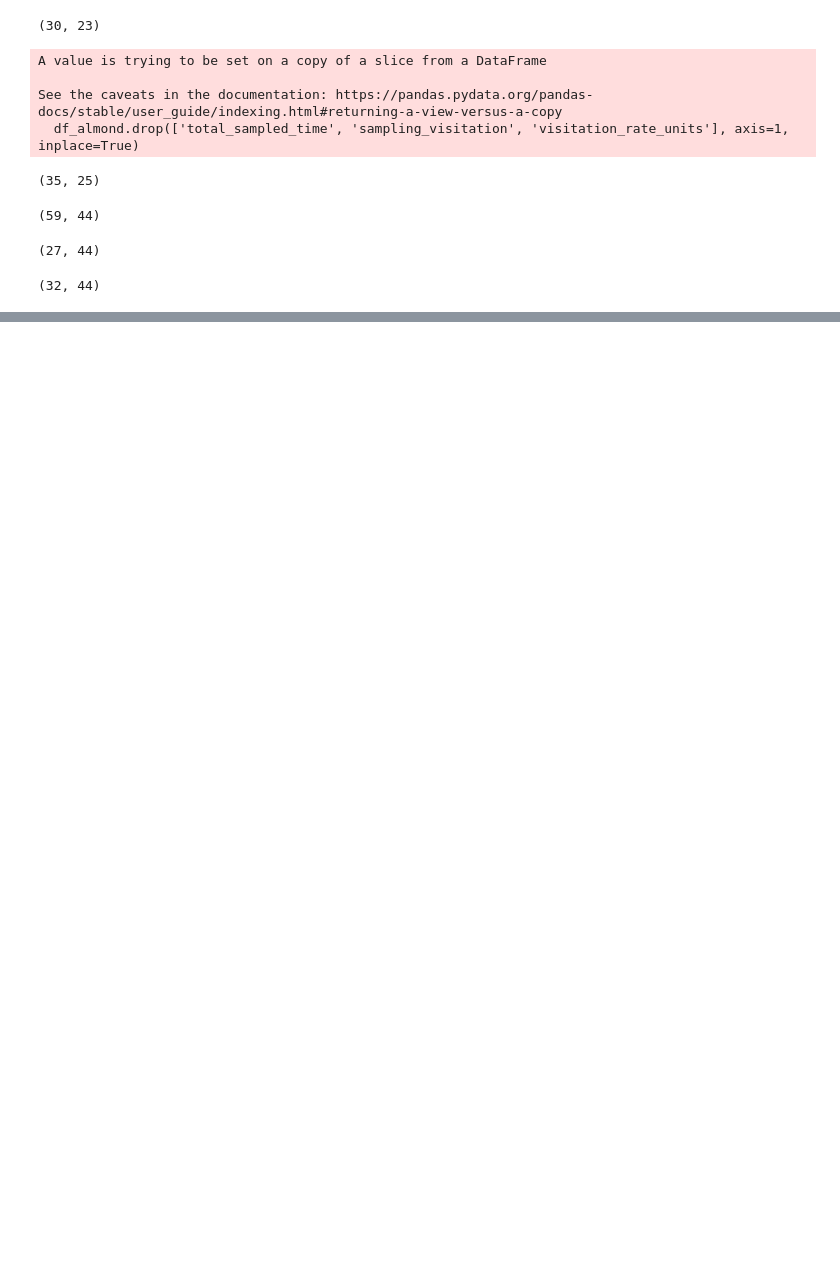
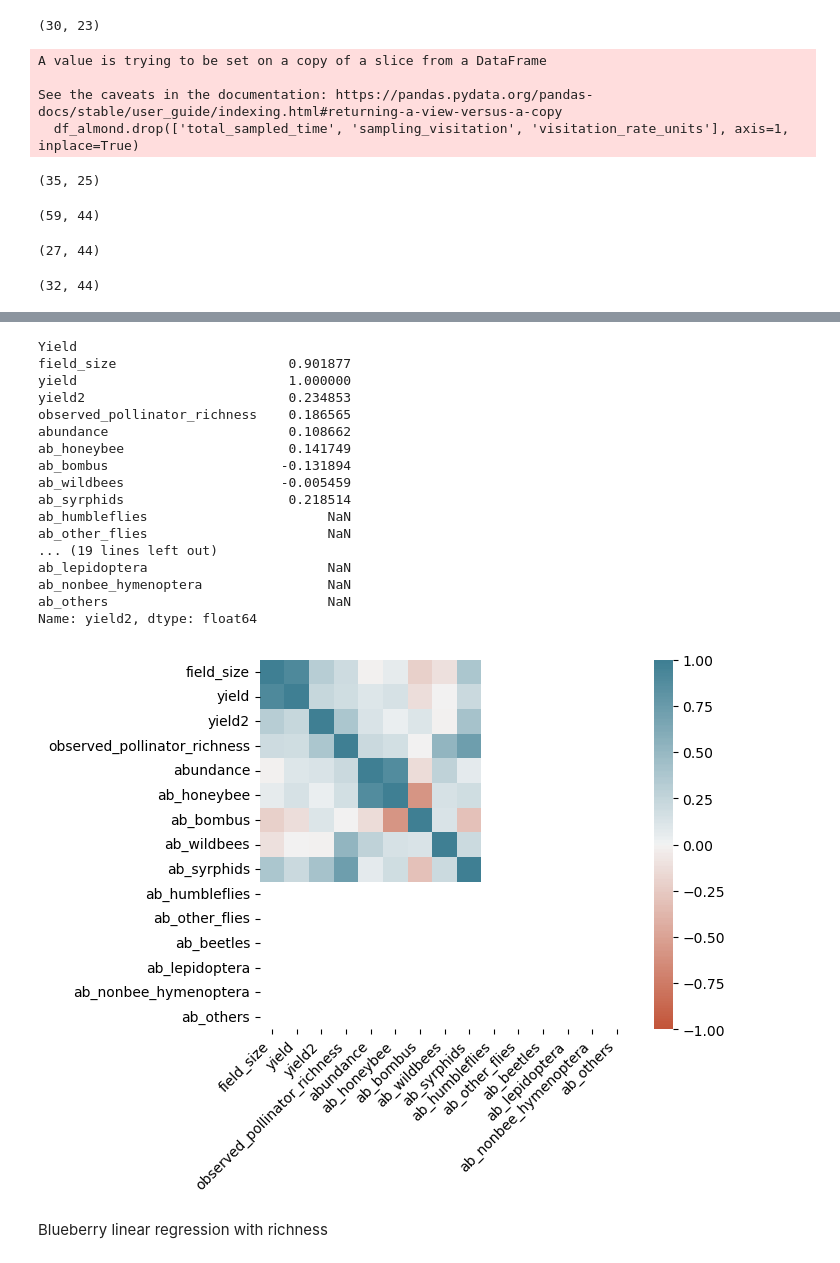
Before and after one commit to Paul-Sabin/BeeSharing, a Jupyter notebook: Data Wrangling.ipynb, the cells around one changed output, grey strips where cells are left out. Saved outputs shown, nothing was run; the diff lists cells and outputs as text; code cells hidden in the pictures; blank space fills up the shorter version.

Commit message:
BB linear regression

```diff
--- a/Data Wrangling.ipynb
+++ b/Data Wrangling.ipynb
@@ -462,0 +508,52 @@ df_cherry.shape
+# %%
+# Select only the numerical columns for correlation
+numerical_df_bb = df_bb.select_dtypes(include=['float64', 'int64'])
+
+# Compute the correlation matrix
+corr = numerical_df_bb.corr()
+
+# Create the heatmap
+ax = sns.heatmap(
+    corr,
+    vmin=-1, vmax=1, center=0,
+    cmap=sns.diverging_palette(20, 220, n=200),
+    square=True
+)
+ax.set_xticklabels(
+    ax.get_xticklabels(),
+    rotation=45,
+    horizontalalignment='right'
+)
+
+
+# Extract the correlations of 'fruits_per_plant' with other columns
+bb_yield_corr = corr['yield']
+bb_fruit_set_corr = corr['yield2']
+
+# Display the correlations
+print('Yield')
+print(bb_yield_corr)
+print()
+print('Fruit Set')
+print(bb_fruit_set_corr)
+# %% [output]
+Yield
+field_size                      0.901877
+yield                           1.000000
+yield2                          0.234853
+observed_pollinator_richness    0.186565
+abundance                       0.108662
+ab_honeybee                     0.141749
+ab_bombus                      -0.131894
+ab_wildbees                    -0.005459
+ab_syrphids                     0.218514
+ab_humbleflies                       NaN
+ab_other_flies                       NaN
+... (19 lines left out)
+ab_lepidoptera                       NaN
+ab_nonbee_hymenoptera                NaN
+ab_others                            NaN
+Name: yield2, dtype: float64
+[figure, added]
+# %% [markdown]
+Blueberry linear regression with richness
```
Also changed, not shown: parts of 15 cells of this notebook.
